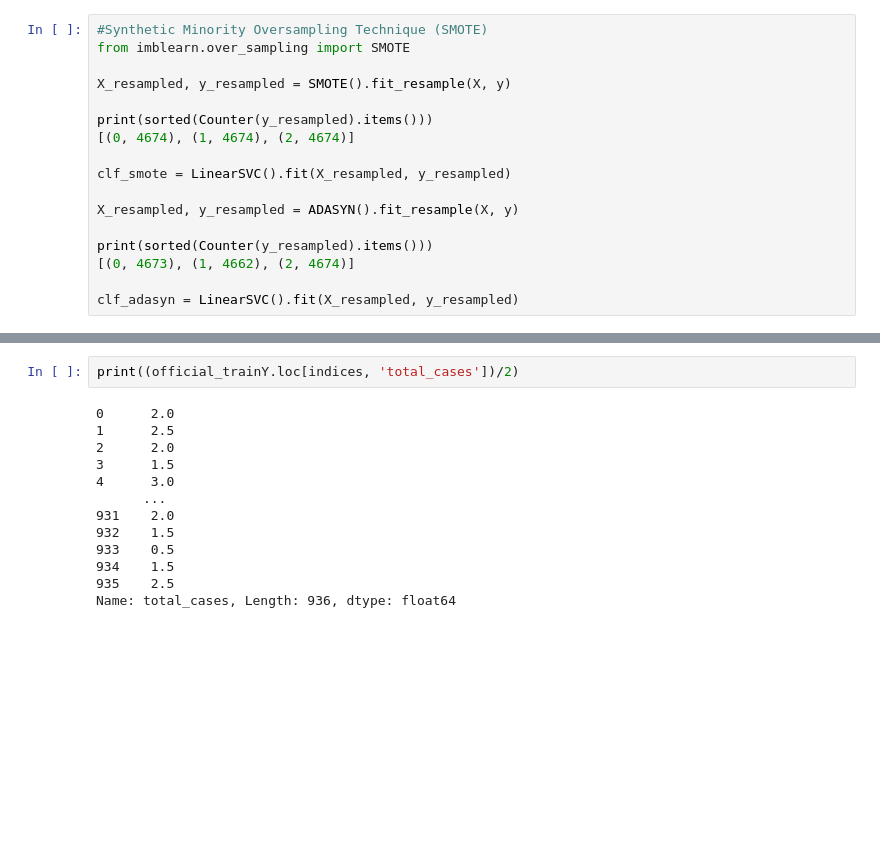
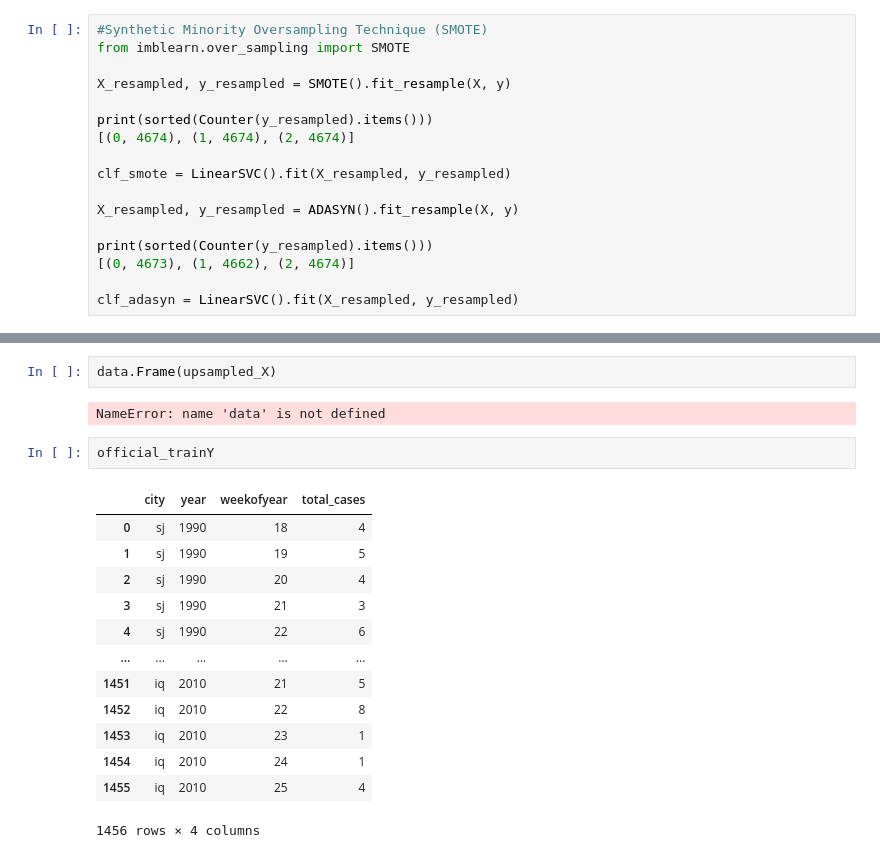
Before and after one commit to m41w4r3exe/dengai-undisease, a Jupyter notebook: presentation.ipynb, the cells around one changed output, grey strips where cells are left out. Cells and saved outputs as stored; diff of their text form; blank space fills up the shorter version.

```diff
--- a/presentation.ipynb
+++ b/presentation.ipynb
@@ -108,15 +135,20 @@ official_trainX.head()
-# %%
-print((official_trainY.loc[indices, 'total_cases'])/2)
-# %% [output]
-0      2.0
-1      2.5
-2      2.0
-3      1.5
-4      3.0
-      ...
-931    2.0
-932    1.5
-933    0.5
-934    1.5
-935    2.5
-Name: total_cases, Length: 936, dtype: float64
+# %%
+data.Frame(upsampled_X)
+# %% [output]
+NameError: name 'data' is not defined
+# %%
+official_trainY
+# %% [output]
+|  | city | year | weekofyear | total_cases |
+| 0 | sj | 1990 | 18 | 4 |
+| 1 | sj | 1990 | 19 | 5 |
+| 2 | sj | 1990 | 20 | 4 |
+| 3 | sj | 1990 | 21 | 3 |
+| 4 | sj | 1990 | 22 | 6 |
+| ... | ... | ... | ... | ... |
+| 1451 | iq | 2010 | 21 | 5 |
+| 1452 | iq | 2010 | 22 | 8 |
+| 1453 | iq | 2010 | 23 | 1 |
+| 1454 | iq | 2010 | 24 | 1 |
+| 1455 | iq | 2010 | 25 | 4 |
+1456 rows × 4 columns
```
Also changed, not shown: parts of 6 cells of this notebook, 3 other files.
